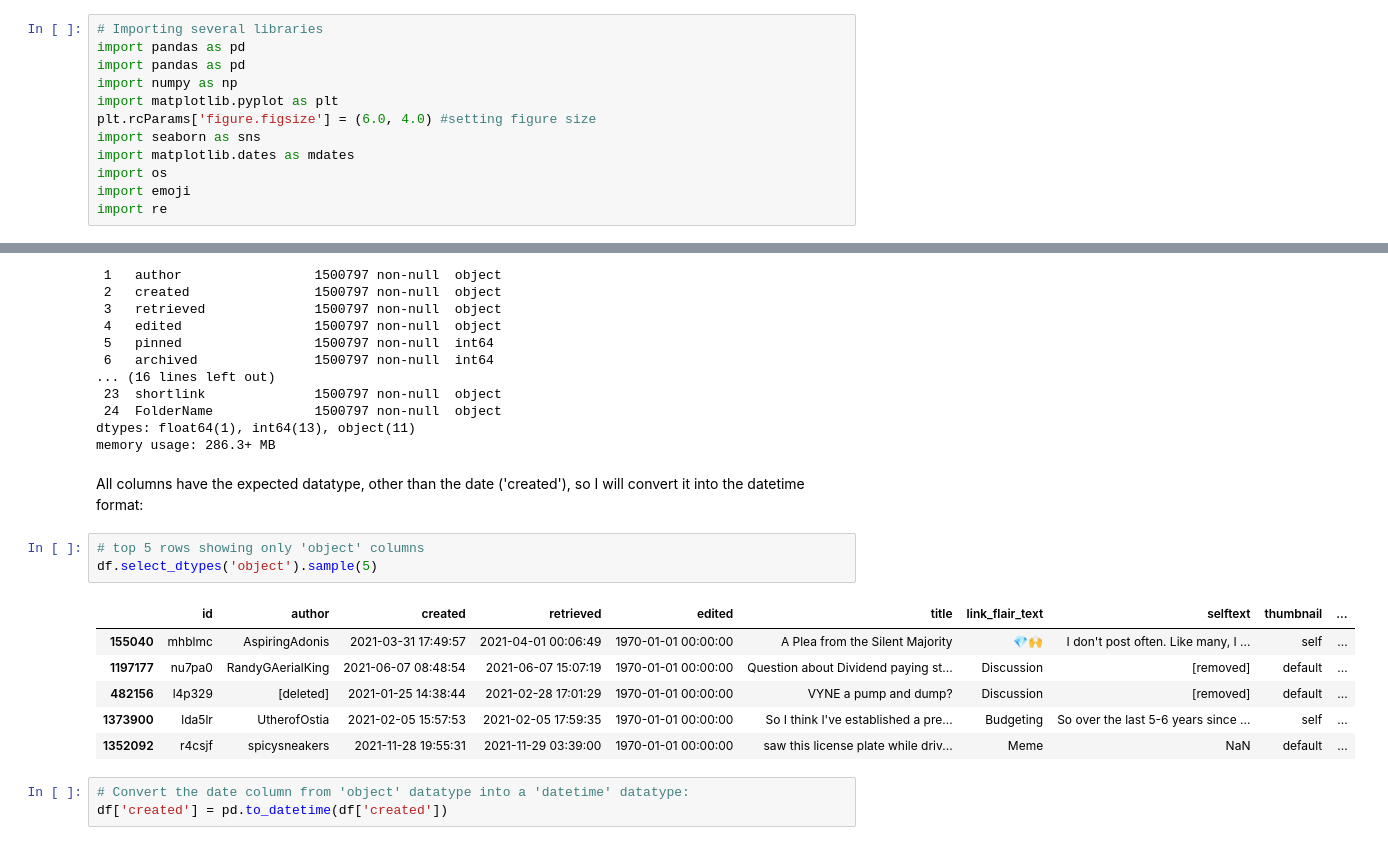
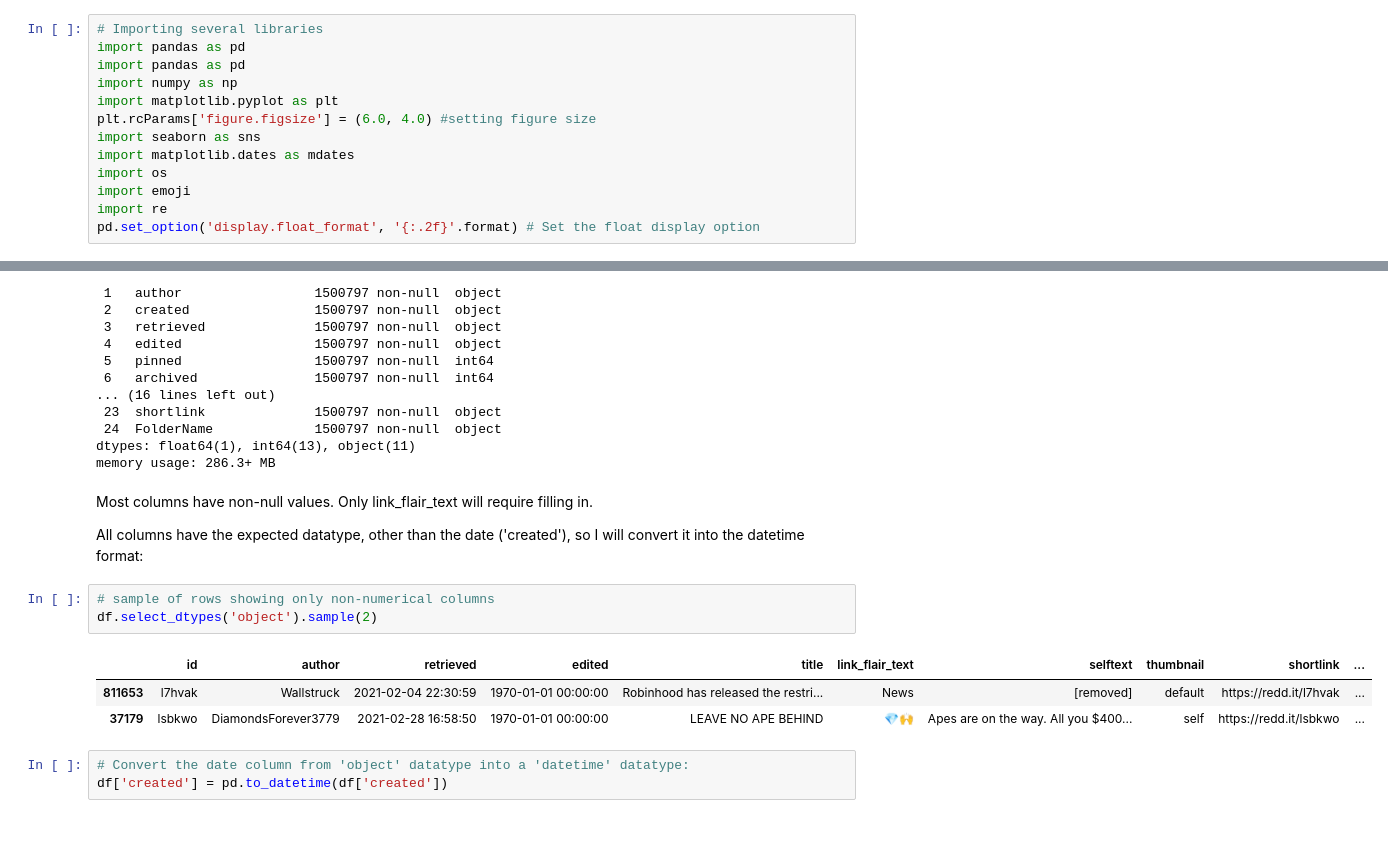
Before and after one commit to lusavkaedu/wallstreetbets, a Jupyter notebook: notebooks/01_data_loading_EDA.ipynb, the cells around one changed output, grey strips where cells are left out. Cells and saved outputs as stored; diff of their text form.

```diff
--- a/notebooks/01_data_loading_EDA.ipynb
+++ b/notebooks/01_data_loading_EDA.ipynb
@@ -111,6 +111,7 @@ import matplotlib.dates as mdates
 import os
 import emoji
 import re
+pd.set_option('display.float_format', '{:.2f}'.format) # Set the float display option
 # %%
 DATAFILE = '../data/merged_data.csv'
 # %%
@@ -161,17 +162,16 @@ Data columns (total 25 columns):
 dtypes: float64(1), int64(13), object(11)
 memory usage: 286.3+ MB
 # %% [markdown]
+Most columns have non-null values.  Only link_flair_text will require filling in.
+
 All columns have the expected datatype, other than the date ('created'), so I will convert it into the datetime format:
 # %%
-# top 5 rows showing only 'object' columns
-df.select_dtypes('object').sample(5)
+# sample of rows showing only non-numerical columns
+df.select_dtypes('object').sample(2)
 # %% [output]
-|  | id | author | created | retrieved | edited | title | link_flair_text | selftext | thumbnail | ... |
-| 155040 | mhblmc | AspiringAdonis | 2021-03-31 17:49:57 | 2021-04-01 00:06:49 | 1970-01-01 00:00:00 | A Plea from the Silent Majority | 💎🙌 | I don't post often. Like many, I ... | self | ... |
-| 1197177 | nu7pa0 | RandyGAerialKing | 2021-06-07 08:48:54 | 2021-06-07 15:07:19 | 1970-01-01 00:00:00 | Question about Dividend paying st... | Discussion | [removed] | default | ... |
-| 482156 | l4p329 | [deleted] | 2021-01-25 14:38:44 | 2021-02-28 17:01:29 | 1970-01-01 00:00:00 | VYNE a pump and dump? | Discussion | [removed] | default | ... |
-| 1373900 | lda5lr | UtherofOstia | 2021-02-05 15:57:53 | 2021-02-05 17:59:35 | 1970-01-01 00:00:00 | So I think I've established a pre... | Budgeting | So over the last 5-6 years since ... | self | ... |
-| 1352092 | r4csjf | spicysneakers | 2021-11-28 19:55:31 | 2021-11-29 03:39:00 | 1970-01-01 00:00:00 | saw this license plate while driv... | Meme | NaN | default | ... |
+|  | id | author | retrieved | edited | title | link_flair_text | selftext | thumbnail | shortlink | ... |
+| 811653 | l7hvak | Wallstruck | 2021-02-04 22:30:59 | 1970-01-01 00:00:00 | Robinhood has released the restri... | News | [removed] | default | https://redd.it/l7hvak | ... |
+| 37179 | lsbkwo | DiamondsForever3779 | 2021-02-28 16:58:50 | 1970-01-01 00:00:00 | LEAVE NO APE BEHIND | 💎🙌 | Apes are on the way. All you $400... | self | https://redd.it/lsbkwo | ... |
 # %%
 # Convert the date column from 'object' datatype into a 'datetime' datatype:
 df['created'] = pd.to_datetime(df['created'])
```
Also changed, not shown: parts of 34 cells of this notebook.
